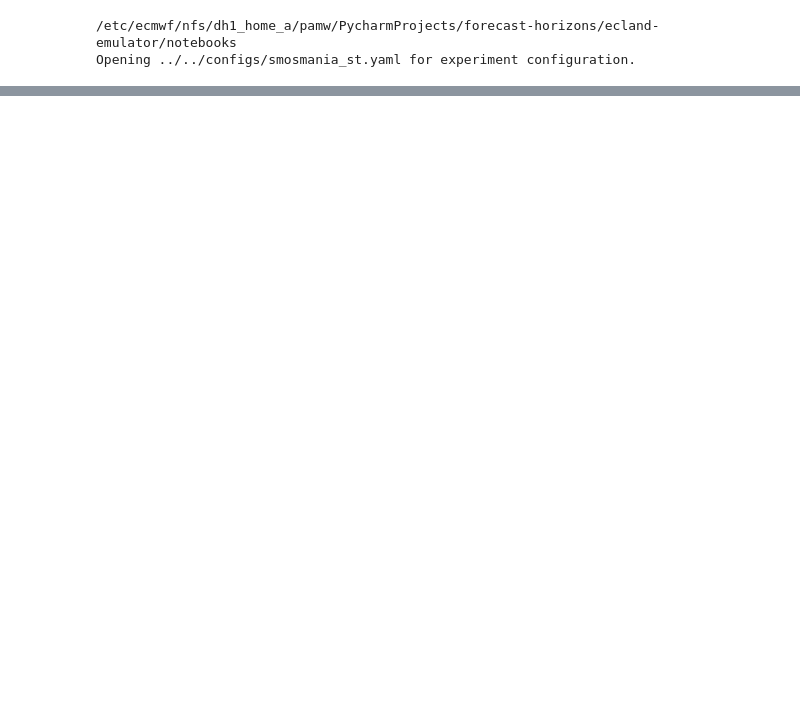
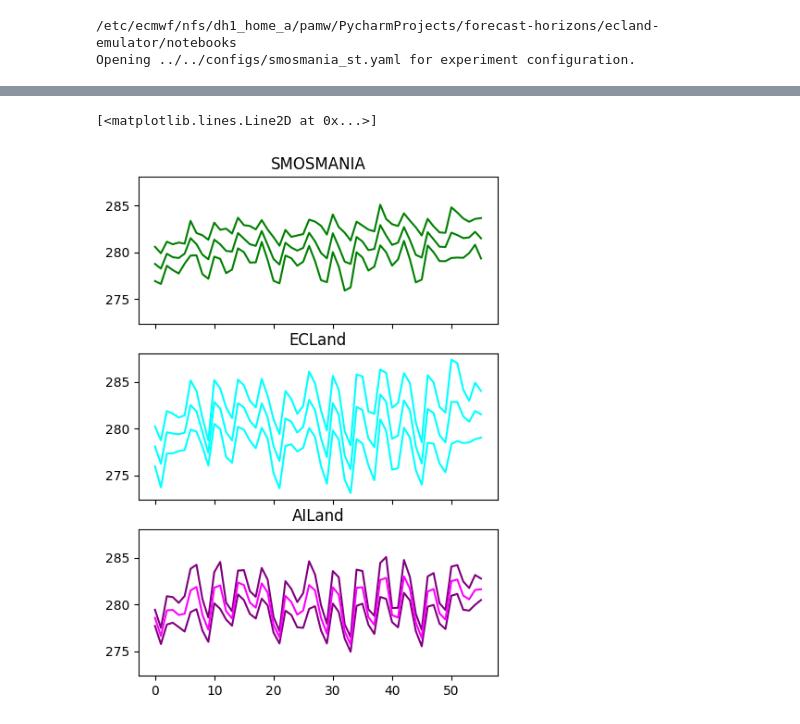
Before and after one commit to MWesselkamp/forecast-horizons, a Jupyter notebook: ecland-emulator/notebooks/assemble_station_data.ipynb, the cells around one changed output, grey strips where cells are left out. Saved outputs shown, nothing was run; the diff lists cells and outputs as text; code cells hidden in the pictures; blank space fills up the shorter version.

```diff
--- a/ecland-emulator/notebooks/assemble_station_data.ipynb
+++ b/ecland-emulator/notebooks/assemble_station_data.ipynb
@@ -91,0 +103,28 @@ PlotStations.plot_skill_scores()
+# %%
+obs_mean = observations.mean(axis=0).transpose()
+obs_std = observations.std(axis=0).transpose()
+num_mean = fc_numerical.mean(axis=0).transpose()
+num_std = fc_numerical.std(axis=0).transpose()
+em_ens_mean = fc_emulators.mean(axis=1).transpose()
+em_ens_std = 4.3*fc_emulators.std(axis=1).transpose()/np.sqrt(3)
+em_mean = em_ens_mean.mean(axis=1)
+em_std = np.sqrt( (em_ens_std**2).sum(axis=1) / em_ens_std.shape[1])
+# %%
+
+
+fig, ax = plt.subplots(3, 1, figsize=(5,7), sharex=True, sharey=True)
+ax[0].set_title("SMOSMANIA")
+ax[1].set_title("ECLand")
+ax[2].set_title("AILand")
+ax[0].plot(obs_mean + 2*obs_std, color = "green")
+ax[0].plot(obs_mean - 2*obs_std, color = "green")
+ax[0].plot(obs_mean, color = "green")
+ax[1].plot(num_mean + 2*num_std, color = "cyan")
+ax[1].plot(num_mean - 2*num_std, color = "cyan")
+ax[1].plot(num_mean, color = "cyan")
+ax[2].plot(em_mean + em_std, color = "purple")
+ax[2].plot(em_mean - em_std, color = "purple")
+ax[2].plot(em_mean, color = "magenta")
+# %% [output]
+[<matplotlib.lines.Line2D at 0x...>]
+[figure, added]
```
Also changed, not shown: parts of 5 cells of this notebook, 7 other files.
